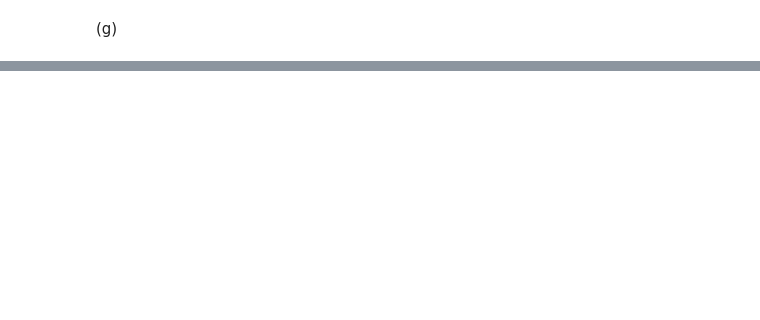
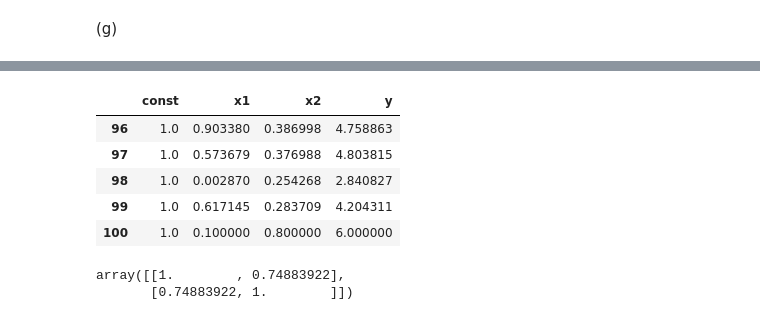
Before and after one commit to pi00trek/stats-ml, a Jupyter notebook: ISLR/3. linear regression - islr.ipynb, the cells around one changed output, grey strips where cells are left out. Cells and saved outputs as stored; diff of their text form; code cells hidden in the pictures; blank space fills up the shorter version.

```diff
--- a/ISLR/3. linear regression - islr.ipynb
+++ b/ISLR/3. linear regression - islr.ipynb
@@ -1248,0 +1280,17 @@ no, because of strong colinearity (corr(x1,x2)= 0.83905962). It decreases model
+# %%
+# adding the new observation
+new_obs = {i: j for i,j in zip(ex14_df.columns, [1, 0.1, 0.8, 6])}
+ex14g_df = ex14_df.append(new_obs,ignore_index=True)
+ex14g_df.tail()
+# %% [output]
+|  | const | x1 | x2 | y |
+| 96 | 1.0 | 0.903380 | 0.386998 | 4.758863 |
+| 97 | 1.0 | 0.573679 | 0.376988 | 4.803815 |
+| 98 | 1.0 | 0.002870 | 0.254268 | 2.840827 |
+| 99 | 1.0 | 0.617145 | 0.283709 | 4.204311 |
+| 100 | 1.0 | 0.100000 | 0.800000 | 6.000000 |
+# %%
+np.corrcoef(ex14g_df['x1'], ex14g_df['x2'], rowvar = False)
+# %% [output]
+array([[1.        , 0.74883922],
+       [0.74883922, 1.        ]])
```
Also changed, not shown: parts of 29 cells of this notebook, 1 other file.
